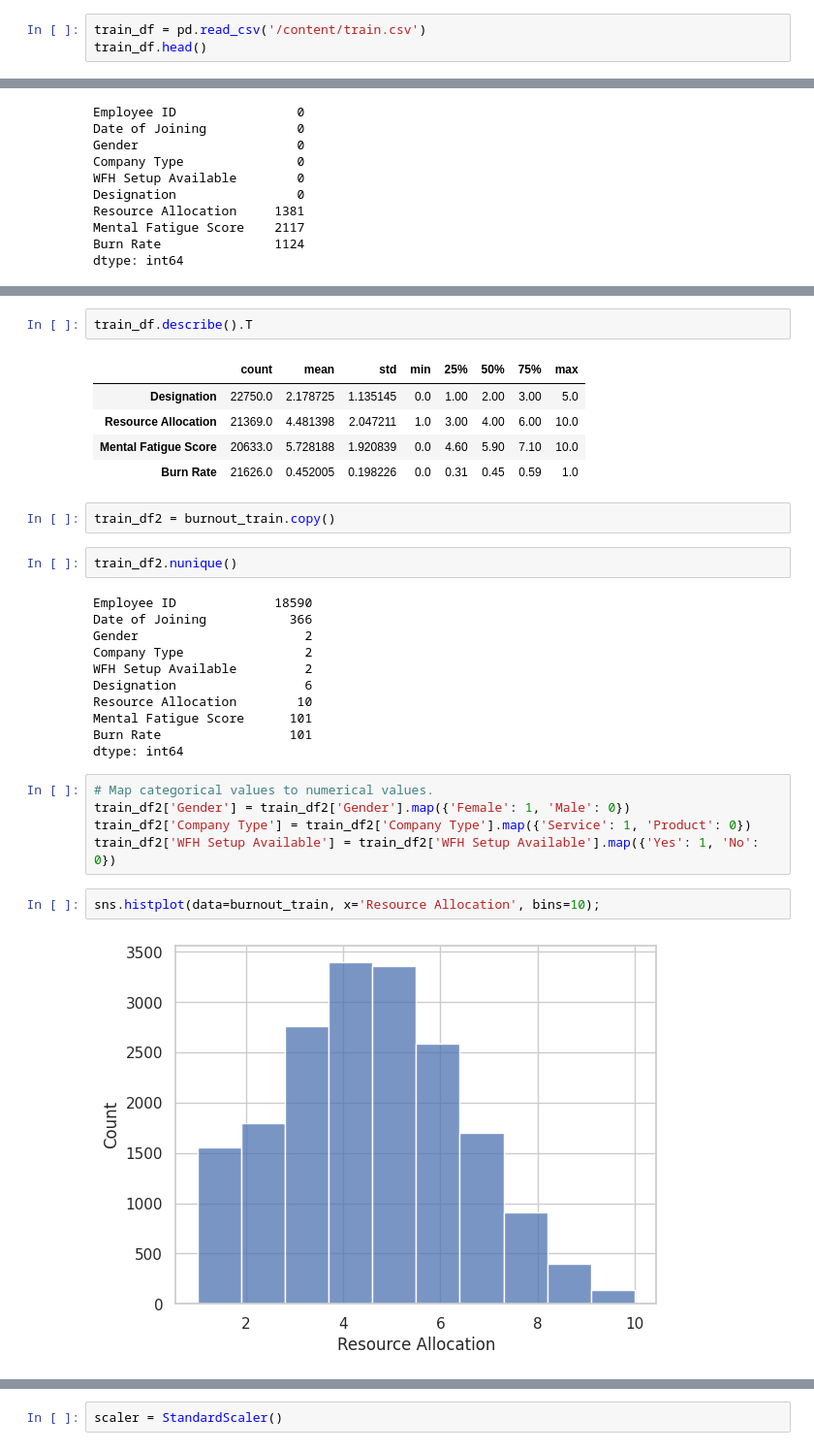
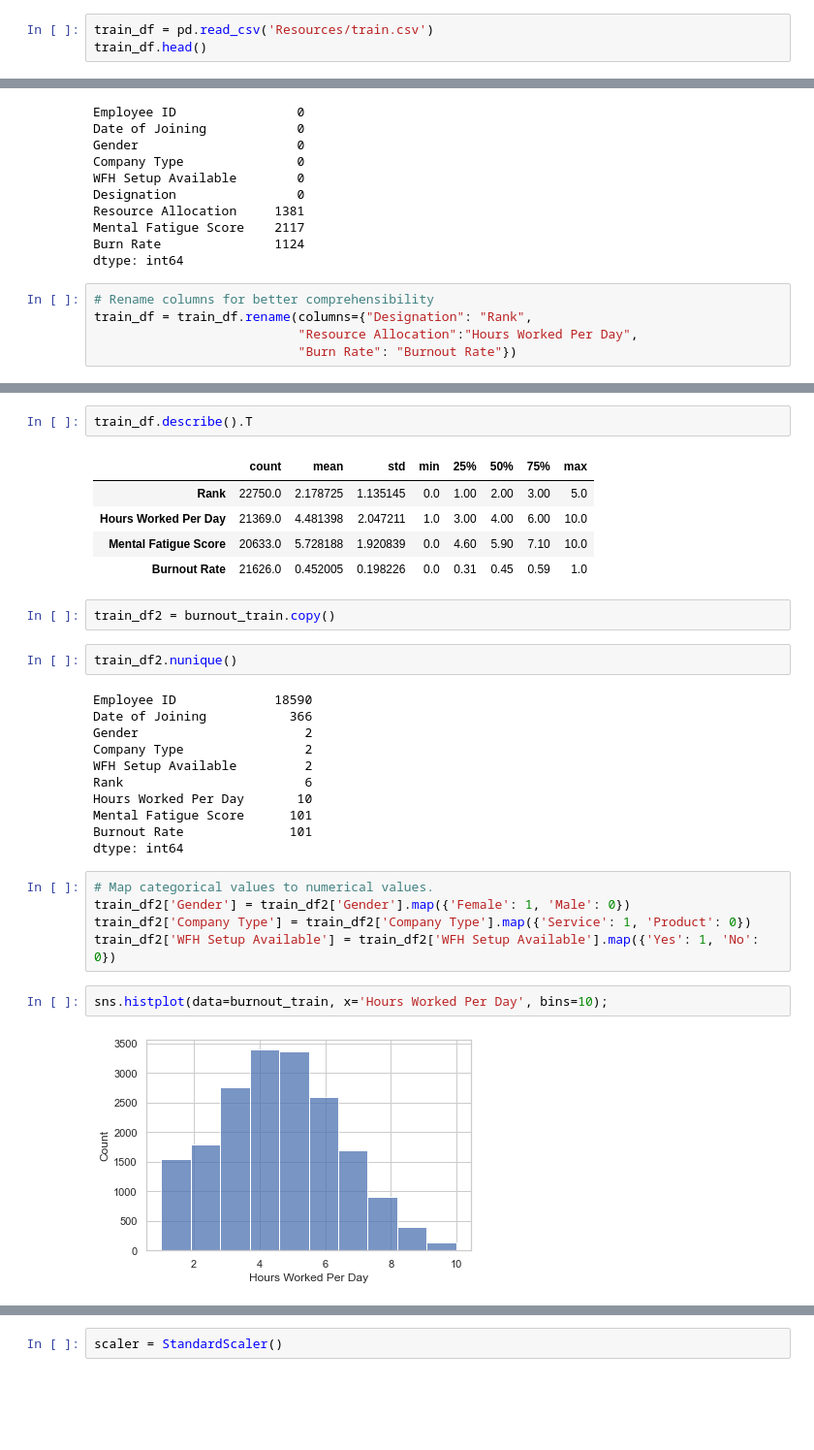
Before and after one commit to MenardCayabyab/Project4, a Jupyter notebook: Project4.ipynb, the cells around one changed output, grey strips where cells are left out. Shown at 97% size. Drawn from its saved outputs; the diff is of its cells as text; blank space fills up the shorter version.

```diff
--- a/Project4.ipynb
+++ b/Project4.ipynb
@@ -10,7 +10,7 @@ from sklearn import metrics
 
 sns.set_theme(style="whitegrid")
 # %%
-train_df = pd.read_csv('/content/train.csv')
+train_df = pd.read_csv('Resources/train.csv')
 train_df.head()
 # %% [output]
 |  | Employee ID | Date of Joining | Gender | Company Type | WFH Setup Available | Designation | ... |
@@ -32,6 +32,11 @@ Resource Allocation     1381
 Mental Fatigue Score    2117
 Burn Rate               1124
 dtype: int64
+# %%
+# Rename columns for better comprehensibility
+train_df = train_df.rename(columns={"Designation": "Rank",
+                           "Resource Allocation":"Hours Worked Per Day",
+                           "Burn Rate": "Burnout Rate"})
 # %%
 # Drop NA values
 burnout_train = train_df.dropna()
@@ -51,10 +56,10 @@ dtype: int64
 train_df.describe().T
 # %% [output]
 |  | count | mean | std | min | 25% | 50% | 75% | max |
-| Designation | 22750.0 | 2.178725 | 1.135145 | 0.0 | 1.00 | 2.00 | 3.00 | 5.0 |
-| Resource Allocation | 21369.0 | 4.481398 | 2.047211 | 1.0 | 3.00 | 4.00 | 6.00 | 10.0 |
+| Rank | 22750.0 | 2.178725 | 1.135145 | 0.0 | 1.00 | 2.00 | 3.00 | 5.0 |
+| Hours Worked Per Day | 21369.0 | 4.481398 | 2.047211 | 1.0 | 3.00 | 4.00 | 6.00 | 10.0 |
 | Mental Fatigue Score | 20633.0 | 5.728188 | 1.920839 | 0.0 | 4.60 | 5.90 | 7.10 | 10.0 |
-| Burn Rate | 21626.0 | 0.452005 | 0.198226 | 0.0 | 0.31 | 0.45 | 0.59 | 1.0 |
+| Burnout Rate | 21626.0 | 0.452005 | 0.198226 | 0.0 | 0.31 | 0.45 | 0.59 | 1.0 |
 # %%
 train_df2 = burnout_train.copy()
 # %%
@@ -65,10 +70,10 @@ Date of Joining           366
 Gender                      2
 Company Type                2
 WFH Setup Available         2
-Designation                 6
-Resource Allocation        10
+Rank                        6
+Hours Worked Per Day       10
 Mental Fatigue Score      101
-Burn Rate                 101
+Burnout Rate              101
 dtype: int64
 # %%
 # Map categorical values to numerical values.
@@ -76,9 +81,9 @@ train_df2['Gender'] = train_df2['Gender'].map({'Female': 1, 'Male': 0})
 train_df2['Company Type'] = train_df2['Company Type'].map({'Service': 1, 'Product': 0})
 train_df2['WFH Setup Available'] = train_df2['WFH Setup Available'].map({'Yes': 1, 'No': 0})
 # %%
-sns.histplot(data=burnout_train, x='Resource Allocation', bins=10);
+sns.histplot(data=burnout_train, x='Hours Worked Per Day', bins=10);
 # %% [output]
-[figure, old version]
+[figure, new version]
 # %%
 sns.histplot(data=burnout_train, x='Mental Fatigue Score', bins=10);
 # %% [output]
```
Also changed, not shown: parts of 15 cells of this notebook.
